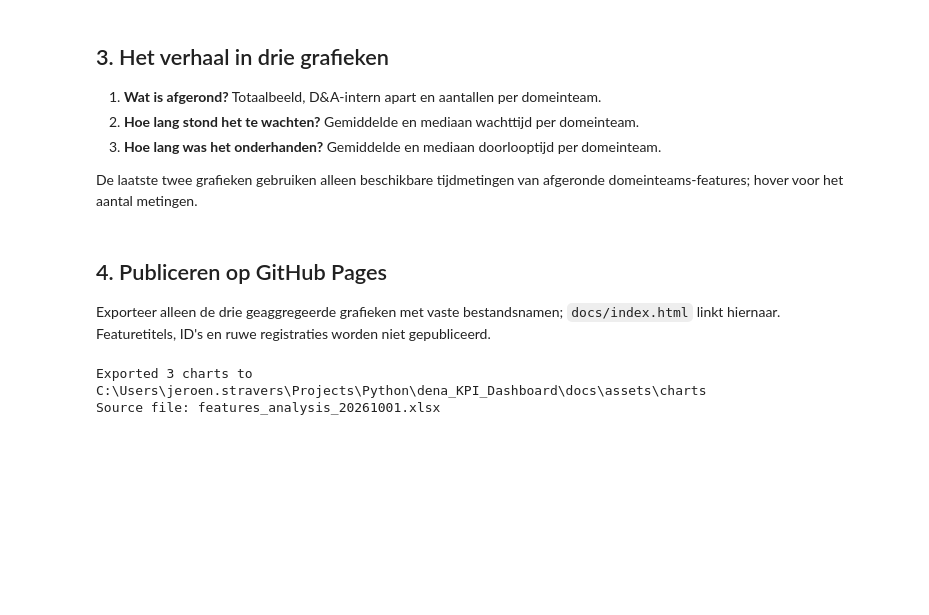
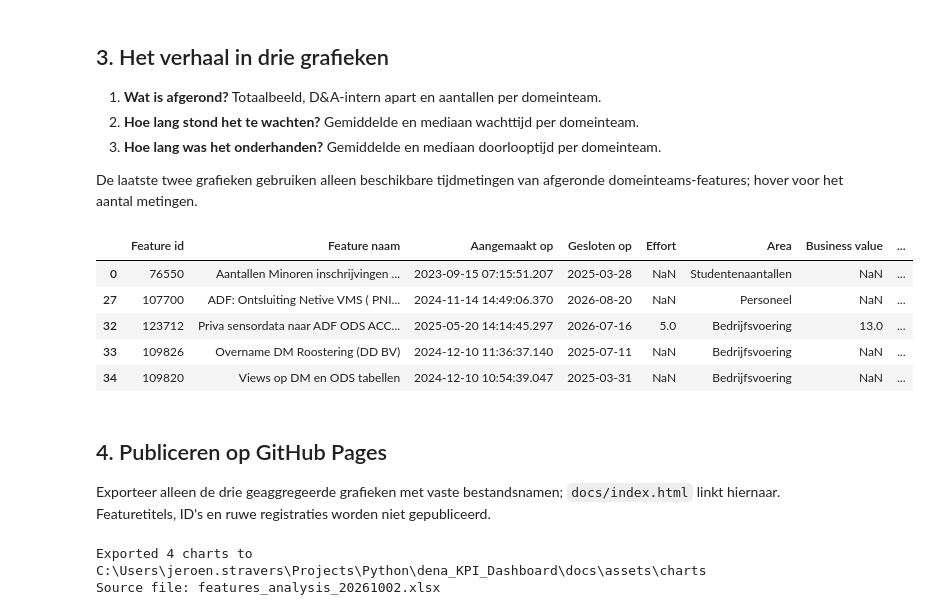
Before and after one commit to uashogeschoolutrecht/dena_KPI_Dashboard, a Jupyter notebook: notebooks/pages_visuals.ipynb, the cells around one changed output. Drawn from its saved outputs; the diff is of its cells as text; code cells hidden in the pictures; blank space fills up the shorter version.

```diff
--- a/notebooks/pages_visuals.ipynb
+++ b/notebooks/pages_visuals.ipynb
@@ -216,2 +212,11 @@ fig_wip.show()
+# %%
+domain_features.head()
+# %% [output]
+|  | Feature id | Feature naam | Aangemaakt op | Gesloten op | Effort | Area | Business value | ... |
+| 0 | 76550 | Aantallen Minoren inschrijvingen ... | 2023-09-15 07:15:51.207 | 2025-03-28 | NaN | Studentenaantallen | NaN | ... |
+| 27 | 107700 | ADF: Ontsluiting Netive VMS ( PNI... | 2024-11-14 14:49:06.370 | 2026-08-20 | NaN | Personeel | NaN | ... |
+| 32 | 123712 | Priva sensordata naar ADF ODS ACC... | 2025-05-20 14:14:45.297 | 2026-07-16 | 5.0 | Bedrijfsvoering | 13.0 | ... |
+| 33 | 109826 | Overname DM Roostering (DD BV) | 2024-12-10 11:36:37.140 | 2025-07-11 | NaN | Bedrijfsvoering | NaN | ... |
+| 34 | 109820 | Views op DM en ODS tabellen | 2024-12-10 10:54:39.047 | 2025-03-31 | NaN | Bedrijfsvoering | NaN | ... |
 # %%
 # Chart 4: closed effort per month for domain-team features.
@@ -258,6 +259,7 @@ charts = {
     "features_completed.html": fig_completed,
     "waiting_time_by_area.html": fig_waiting,
     "wip_duration_by_area.html": fig_wip,
+    "closed_effort_per_month.html": fig_effort,
 }
 
 for filename, fig in charts.items():
@@ -266,5 +268,5 @@ for filename, fig in charts.items():
 print(f"Exported {len(charts)} charts to {CHARTS_DIR.resolve()}")
 print(f"Source file: {latest_file.name}")
 # %% [output]
-Exported 3 charts to C:\Users\jeroen.stravers\Projects\Python\dena_KPI_Dashboard\docs\assets\charts
-Source file: features_analysis_20261001.xlsx
+Exported 4 charts to C:\Users\jeroen.stravers\Projects\Python\dena_KPI_Dashboard\docs\assets\charts
+Source file: features_analysis_20261002.xlsx
```
Also changed, not shown: parts of 4 cells of this notebook, 5 other files.
